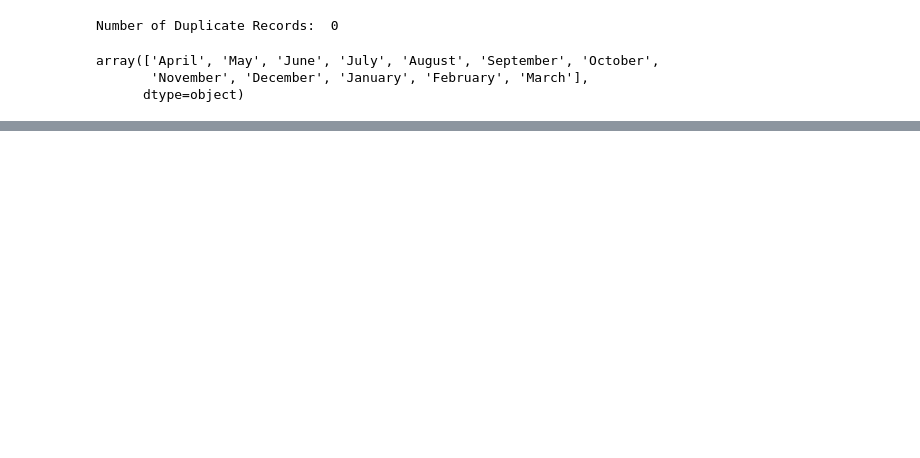
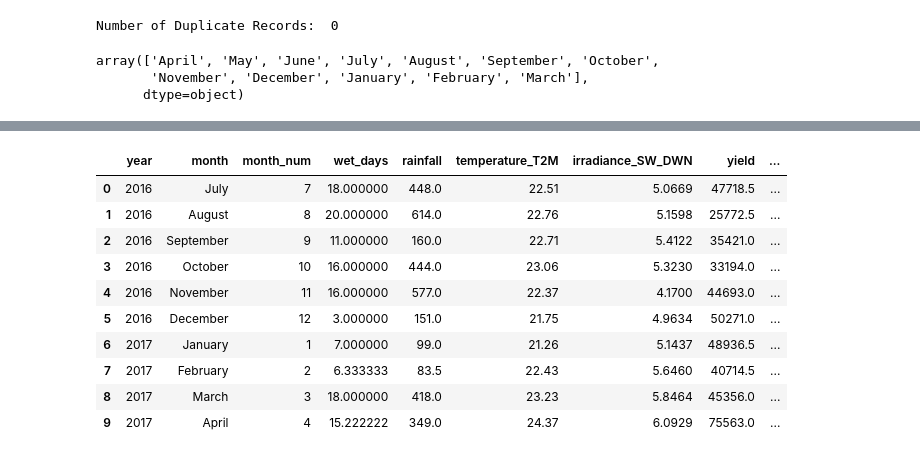
Before and after one commit to Akshatha7710/smart-tea-estate-management-system, a Jupyter notebook: Notebooks/productivity_prediction.ipynb, the cells around one changed output, grey strips where cells are left out. Cells and saved outputs as stored; diff of their text form; code cells hidden in the pictures; blank space fills up the shorter version.

```diff
--- a/Notebooks/productivity_prediction.ipynb
+++ b/Notebooks/productivity_prediction.ipynb
@@ -169,0 +259,26 @@ plt.show()
+# %%
+#adding lags
+df = df.sort_values(['year', 'month_num']).reset_index(drop=True)
+df['yield_lag_1']=df['yield'].shift(1)
+df['yield_lag_2']=df['yield'].shift(2)
+df['yield_lag_3']=df['yield'].shift(3)
+
+#rainfall lag
+df['rainfall_lag_1']= df['rainfall'].shift(1)
+
+#remove rows with missing lags
+df=df.dropna().reset_index(drop=True)
+# %%
+df.head(10)
+# %% [output]
+|  | year | month | month_num | wet_days | rainfall | temperature_T2M | irradiance_SW_DWN | yield | ... |
+| 0 | 2016 | July | 7 | 18.000000 | 448.0 | 22.51 | 5.0669 | 47718.5 | ... |
+| 1 | 2016 | August | 8 | 20.000000 | 614.0 | 22.76 | 5.1598 | 25772.5 | ... |
+| 2 | 2016 | September | 9 | 11.000000 | 160.0 | 22.71 | 5.4122 | 35421.0 | ... |
+| 3 | 2016 | October | 10 | 16.000000 | 444.0 | 23.06 | 5.3230 | 33194.0 | ... |
+| 4 | 2016 | November | 11 | 16.000000 | 577.0 | 22.37 | 4.1700 | 44693.0 | ... |
+| 5 | 2016 | December | 12 | 3.000000 | 151.0 | 21.75 | 4.9634 | 50271.0 | ... |
+| 6 | 2017 | January | 1 | 7.000000 | 99.0 | 21.26 | 5.1437 | 48936.5 | ... |
+| 7 | 2017 | February | 2 | 6.333333 | 83.5 | 22.43 | 5.6460 | 40714.5 | ... |
+| 8 | 2017 | March | 3 | 18.000000 | 418.0 | 23.23 | 5.8464 | 45356.0 | ... |
+| 9 | 2017 | April | 4 | 15.222222 | 349.0 | 24.37 | 6.0929 | 75563.0 | ... |
```
Also changed, not shown: parts of 23 cells of this notebook.
